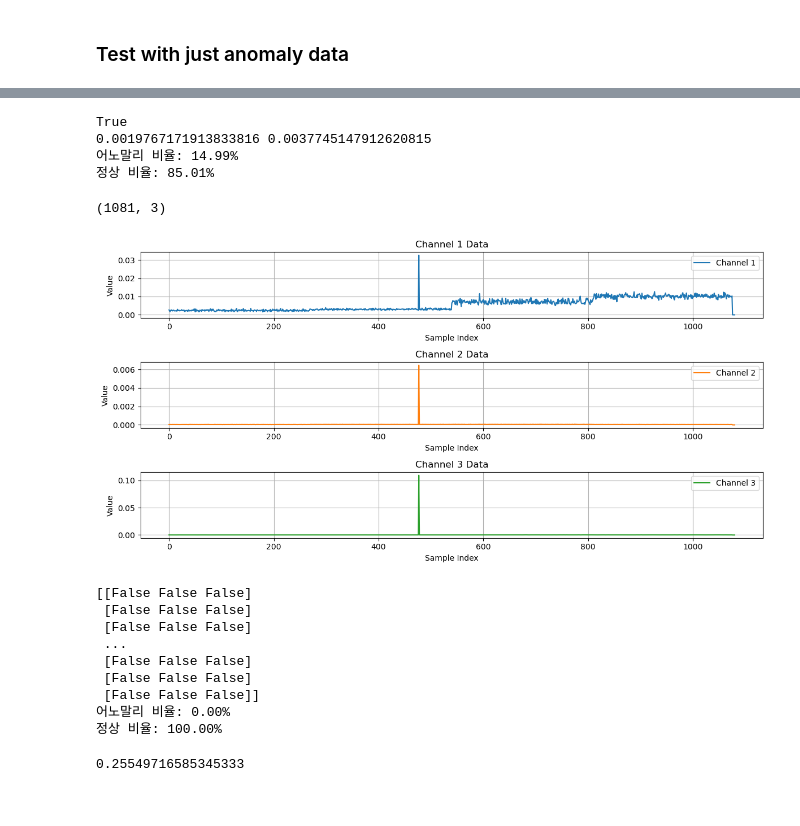
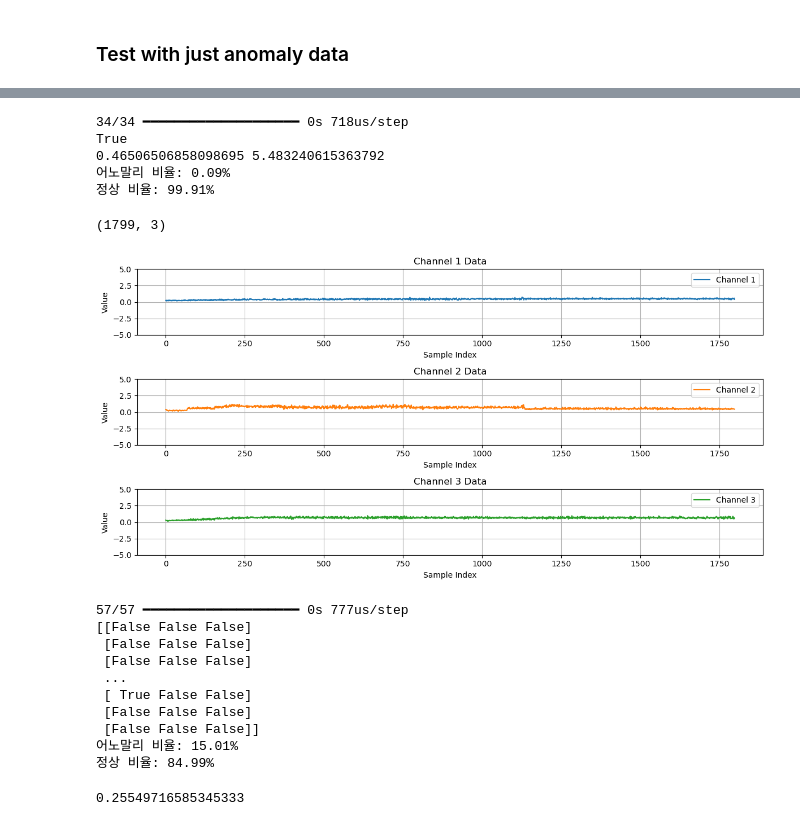
Before and after one commit to pnucse-capstone-2024/Capstone-2024-team-46, a Jupyter notebook: autoencoder.ipynb, the cells around one changed output, grey strips where cells are left out. Saved outputs shown, nothing was run; the diff lists cells and outputs as text; code cells hidden in the pictures.

```diff
--- a/autoencoder.ipynb
+++ b/autoencoder.ipynb
@@ -43,15 +43,23 @@ multiple_plotting()
 # %% [output]
 <Figure size 2000x2000 with 0 Axes>
 [figure]
+# %%
+from sklearn.preprocessing import StandardScaler
+
+scaler = StandardScaler()
 # %%
 data1_df = pd.read_csv('data/normal_9v_data.csv', header=None)
 data2_df = pd.read_csv('data/normal_10v_data.csv', header=None)
 data3_df = pd.read_csv('data/normal_11v_data.csv', header=None)
 data4_df = pd.read_csv('data/normal_12v_data.csv', header=None)
 
+data1_df = scaler.fit_transform(data1_df)
+data2_df = scaler.fit_transform(data2_df)
+data3_df = scaler.fit_transform(data3_df)
+data4_df = scaler.fit_transform(data4_df)
 
 print(data1_df.shape)
-combined_df = pd.concat([data1_df, data2_df, data3_df, data4_df], ignore_index=True)
-print(combined_df.shape)
+# combined_df = pd.concat([data1_df, data2_df, data3_df, data4_df], ignore_index=True)
+# print(combined_df.shape)
 # %% [output]
 (180000, 3)
@@ -385,8 +528,9 @@ print(anomaly_data_path)
 all_anomaly_test_data = []
 for data in anomaly_data_path:
     df = pd.read_csv(data)
+    df = scaler.fit_transform(df)
     df = df[:len(df) - (len(df) % 100)]
-    all_anomaly_test_data.append(df.values.reshape(-1, 100, 3))
+    all_anomaly_test_data.append(df.reshape(-1, 100, 3))
     # print(df.shape)
 
 # all_anomaly_test_data = np.concatenate(all_anomaly_test_data, axis=0)
@@ -491,9 +637,9 @@ print(mean_error, std_error)
 
 # mean_error = np.mean(reconstruction_error)
 # std_error = np.std(reconstruction_error)
-# threshold = mean_error + 2 * std_error  # 예시: 평균 + 2 표준편차
+threshold = mean_error + 2 * std_error  # 예시: 평균 + 2 표준편차
 
-threshold = np.percentile(reconstruction_error, 95)
+# threshold = np.percentile(reconstruction_error, 95)
 # print(threshold)
 is_anomaly_x = reconstruction_error[:, 0] > threshold  # x축
 is_anomaly_y = reconstruction_error[:, 1] > threshold  # y축
@@ -501,7 +647,7 @@ is_anomaly_z = reconstruction_error[:, 2] > threshold  # z축
 
 
 # is_anomaly = reconstruction_error > threshold
-is_anomaly = is_anomaly_x
+is_anomaly = is_anomaly_x | is_anomaly_y | is_anomaly_z
 
 anomaly_count = np.sum(is_anomaly)  # True의 개수
 normal_count = len(is_anomaly) - anomaly_count  # False의 개수
@@ -514,31 +660,33 @@ normal_ratio = normal_count / total_count
 print(f'어노말리 비율: {anomaly_ratio:.2%}')
 print(f'정상 비율: {normal_ratio:.2%}')
 # %% [output]
+34/34 ━━━━━━━━━━━━━━━━━━━━ 0s 718us/step
 True
-0.0019767171913833816 0.0037745147912620815
-어노말리 비율: 14.99%
-정상 비율: 85.01%
+0.46506506858098695 5.483240615363792
+어노말리 비율: 0.09%
+정상 비율: 99.91%
 # %%
 # 정상 데이터 reconstruction error
 print(reconstruction_error.shape)
 
 plt.figure(figsize=(12, 6))
 
 # 각 채널에 대해 서브플롯 생성
 for i in range(3):
     plt.subplot(3, 1, i + 1)  # 3행 1열의 서브플롯 설정
     plt.plot(reconstruction_error[:, i], label=f'Channel {i + 1}', color=f'C{i}')  # 채널별 그래프
     plt.title(f'Channel {i + 1} Data')
     plt.xlabel('Sample Index')
     plt.ylabel('Value')
+    plt.ylim(-5, 5)
     plt.legend()
     plt.grid()
 
 plt.tight_layout()  # 서브플롯 간격 조정
 plt.show()
 # %% [output]
-(1081, 3)
+(1799, 3)
-[figure, old version]
+[figure, new version]
 # %%
 reconstructed_data = autoencoder.predict(all_anomaly_test_data[-1])
 reconstruction_error = np.mean(np.square(all_anomaly_test_data[-1] - reconstructed_data), axis=1)
@@ -546,7 +694,7 @@ reconstruction_error = np.mean(np.square(all_anomaly_test_data[-1] - reconstruct
 mean_error = np.mean(reconstruction_error)
 std_error = np.std(reconstruction_error)
 threshold = mean_error + 2 * std_error  # 예시: 평균 + 2 표준편차
-threshold = np.percentile(reconstruction_error, 70)
+threshold = np.percentile(reconstruction_error, 95)
 
 is_anomaly = reconstruction_error > threshold
 print(is_anomaly)
@@ -562,15 +710,16 @@ normal_ratio = normal_count / total_count
 print(f'어노말리 비율: {anomaly_ratio:.2%}')
 print(f'정상 비율: {normal_ratio:.2%}')
 # %% [output]
+57/57 ━━━━━━━━━━━━━━━━━━━━ 0s 777us/step
 [[False False False]
  [False False False]
  [False False False]
  ...
- [False False False]
+ [ True False False]
  [False False False]
  [False False False]]
-어노말리 비율: 0.00%
-정상 비율: 100.00%
+어노말리 비율: 15.01%
+정상 비율: 84.99%
 # %%
 reconstructed_train_data = model.predict(x_train_concat)
 reconstruction_error_train = np.mean(np.square(x_train_concat - reconstructed_train_data), axis=1)
```
Also changed, not shown: parts of 15 cells of this notebook, 3 other files.
